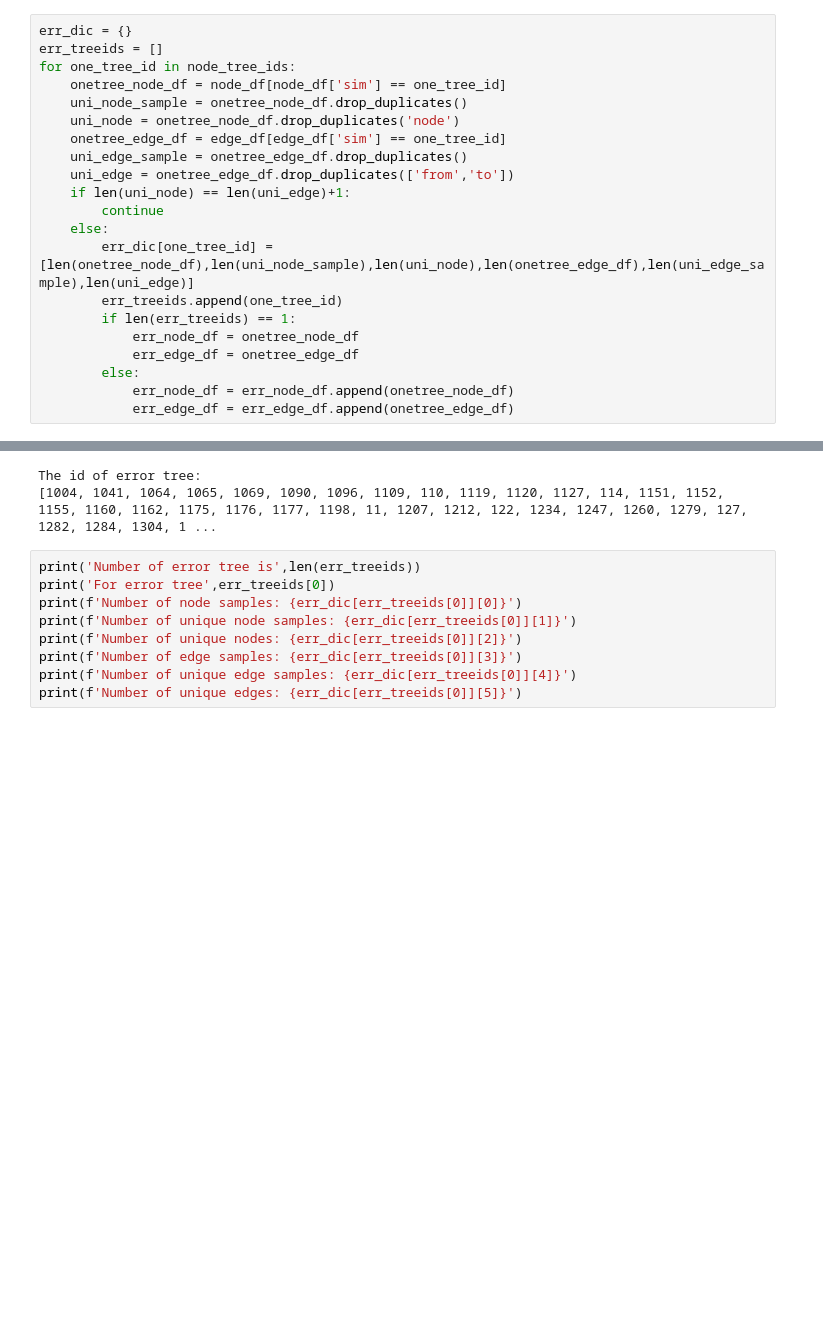
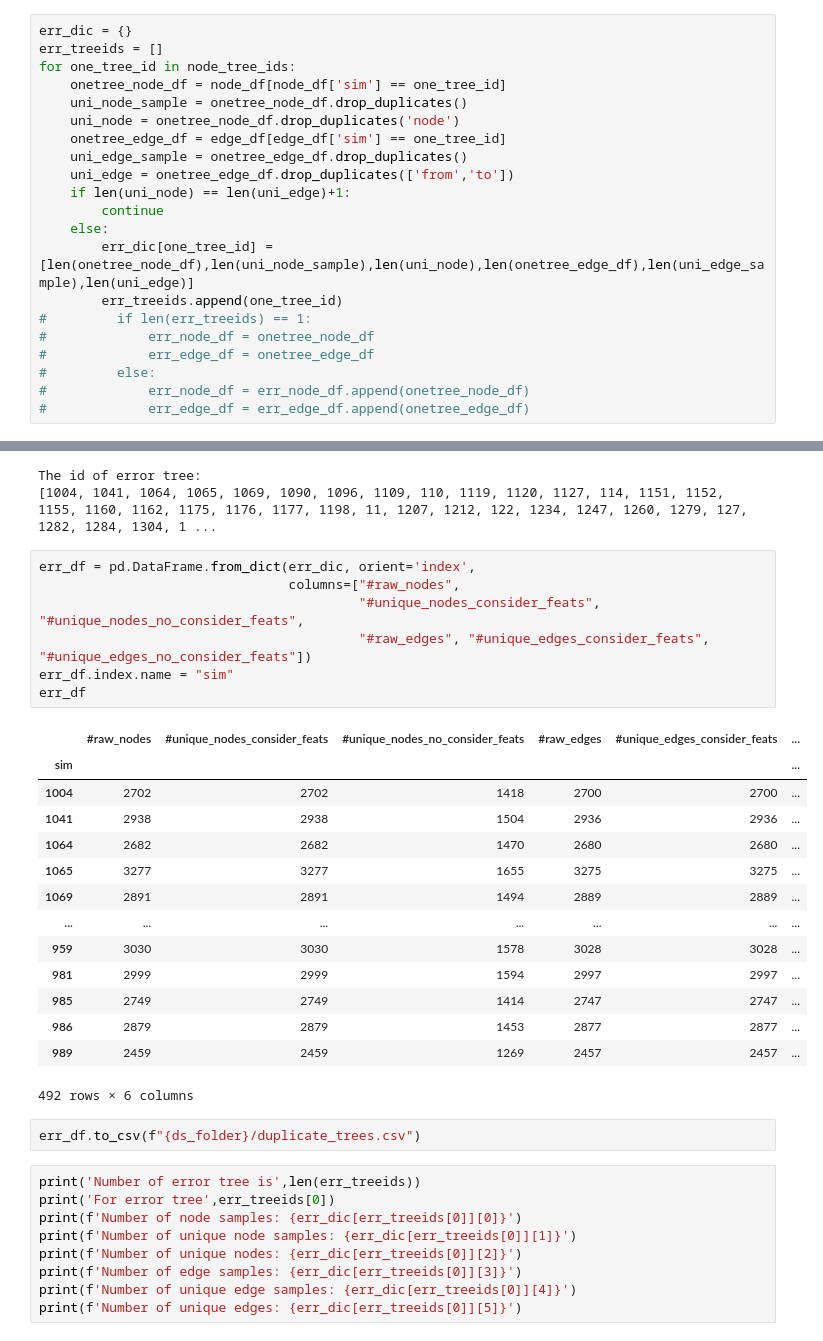
Before and after one commit to YanjunLi-CS/DeepPhyTree, a Jupyter notebook: aly/aly_data_04272021_tree.ipynb, the cells around one changed output, grey strips where cells are left out. Drawn from its saved outputs; the diff is of its cells as text; blank space fills up the shorter version.

```diff
--- a/aly/aly_data_04272021_tree.ipynb
+++ b/aly/aly_data_04272021_tree.ipynb
@@ -103,18 +104,42 @@ for one_tree_id in node_tree_ids:
     else:
         err_dic[one_tree_id] = [len(onetree_node_df),len(uni_node_sample),len(uni_node),len(onetree_edge_df),len(uni_edge_sample),len(uni_edge)]
         err_treeids.append(one_tree_id)
-        if len(err_treeids) == 1:
-            err_node_df = onetree_node_df
-            err_edge_df = onetree_edge_df
-        else:
-            err_node_df = err_node_df.append(onetree_node_df)
-            err_edge_df = err_edge_df.append(onetree_edge_df)
+#         if len(err_treeids) == 1:
+#             err_node_df = onetree_node_df
+#             err_edge_df = onetree_edge_df
+#         else:
+#             err_node_df = err_node_df.append(onetree_node_df)
+#             err_edge_df = err_edge_df.append(onetree_edge_df)
 # %%
 print('The id of error tree:')
 print(err_treeids)
 # %% [output]
 The id of error tree:
 [1004, 1041, 1064, 1065, 1069, 1090, 1096, 1109, 110, 1119, 1120, 1127, 114, 1151, 1152, 1155, 1160, 1162, 1175, 1176, 1177, 1198, 11, 1207, 1212, 122, 1234, 1247, 1260, 1279, 127, 1282, 1284, 1304, 1 ...
+# %%
+err_df = pd.DataFrame.from_dict(err_dic, orient='index',
+                                columns=["#raw_nodes",
+                                         "#unique_nodes_consider_feats", "#unique_nodes_no_consider_feats",
+                                         "#raw_edges", "#unique_edges_consider_feats", "#unique_edges_no_consider_feats"])
+err_df.index.name = "sim"
+err_df
+# %% [output]
+|  | #raw_nodes | #unique_nodes_consider_feats | #unique_nodes_no_consider_feats | #raw_edges | #unique_edges_consider_feats | ... |
+| sim |  |  |  |  |  | ... |
+| 1004 | 2702 | 2702 | 1418 | 2700 | 2700 | ... |
+| 1041 | 2938 | 2938 | 1504 | 2936 | 2936 | ... |
+| 1064 | 2682 | 2682 | 1470 | 2680 | 2680 | ... |
+| 1065 | 3277 | 3277 | 1655 | 3275 | 3275 | ... |
+| 1069 | 2891 | 2891 | 1494 | 2889 | 2889 | ... |
+| ... | ... | ... | ... | ... | ... | ... |
+| 959 | 3030 | 3030 | 1578 | 3028 | 3028 | ... |
+| 981 | 2999 | 2999 | 1594 | 2997 | 2997 | ... |
+| 985 | 2749 | 2749 | 1414 | 2747 | 2747 | ... |
+| 986 | 2879 | 2879 | 1453 | 2877 | 2877 | ... |
+| 989 | 2459 | 2459 | 1269 | 2457 | 2457 | ... |
+492 rows × 6 columns
+# %%
+err_df.to_csv(f"{ds_folder}/duplicate_trees.csv")
 # %%
 print('Number of error tree is',len(err_treeids))
 print('For error tree',err_treeids[0])
```
Also changed, not shown: parts of 2 cells of this notebook, 1 other file.
